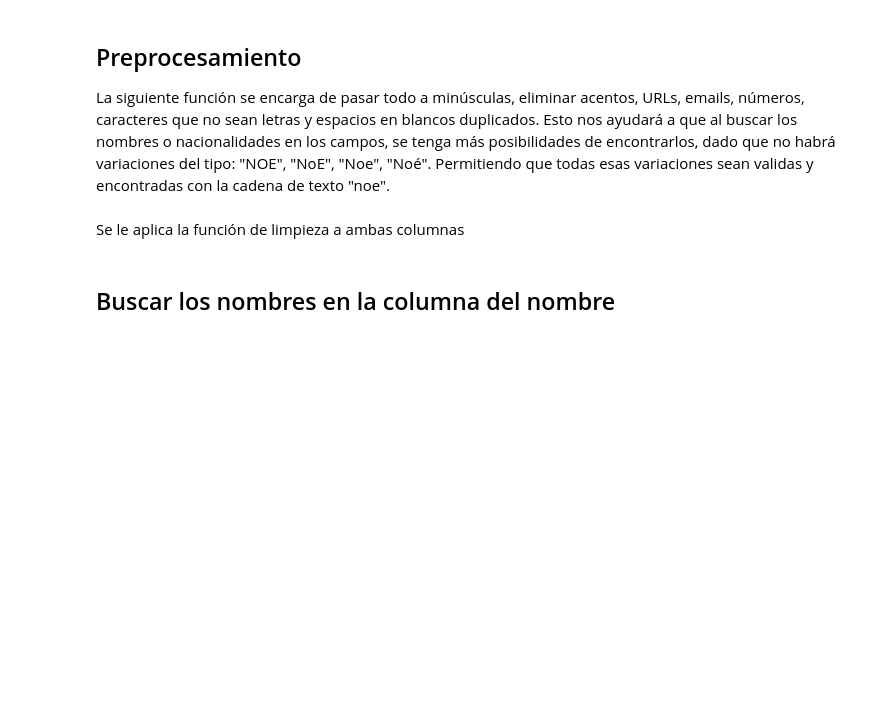
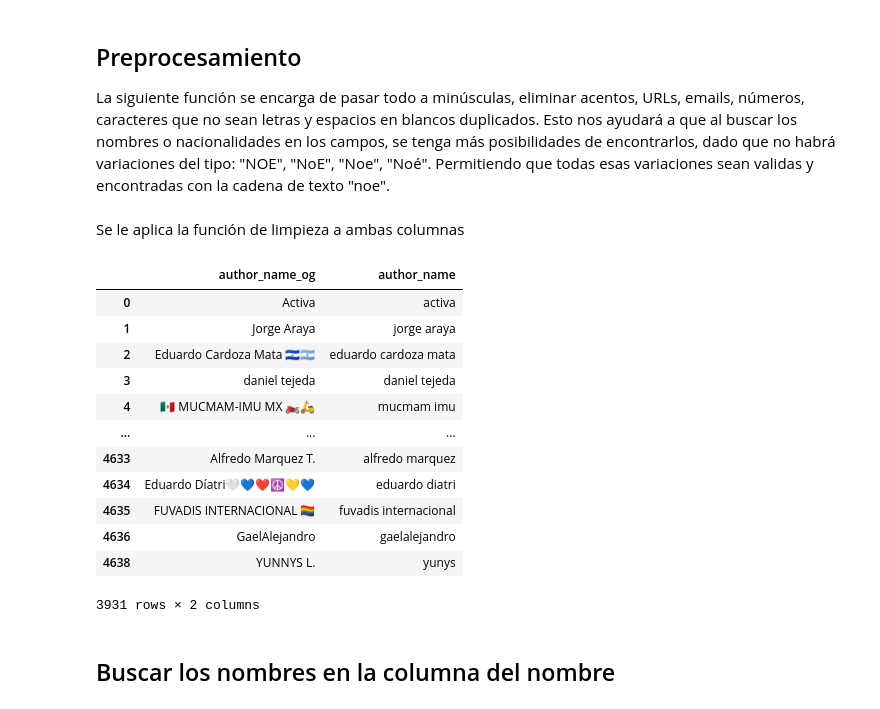
Before and after one commit to Entropia-AI/Workshop_2_Migracion, a Jupyter notebook: twitter/3_Variables_Demograficas.ipynb, the cells around one changed output. Cells and saved outputs as stored; diff of their text form; code cells hidden in the pictures; blank space fills up the shorter version.

```diff
--- a/twitter/3_Variables_Demograficas.ipynb
+++ b/twitter/3_Variables_Demograficas.ipynb
@@ -507,10 +350,25 @@ def preprocess_for_names(df_data, new_col, flg_remove_two_chars=True):
 # %% [markdown]
 Se le aplica la función de limpieza a ambas columnas
 # %%
+df_users['author_name_og'] = df_users['author_name']
 df_users = preprocess_for_names(df_users.copy(), 'author_name')
 df_users = preprocess_for_names(df_users.copy(), 'author_description',
                                 flg_remove_two_chars=False)
-df_users
+df_users[['author_name_og', 'author_name']]
+# %% [output]
+|  | author_name_og | author_name |
+| 0 | Activa | activa |
+| 1 | Jorge Araya | jorge araya |
+| 2 | Eduardo Cardoza Mata 🇸🇻🇦🇷 | eduardo cardoza mata |
+| 3 | daniel tejeda | daniel tejeda |
+| 4 | 🇲🇽 MUCMAM-IMU MX 🏍️🛵 | mucmam imu |
+| ... | ... | ... |
+| 4633 | Alfredo Marquez T. | alfredo marquez |
+| 4634 | Eduardo Díatri🤍💙❤️☮️💛💙 | eduardo diatri |
+| 4635 | FUVADIS INTERNACIONAL 🏳️‍🌈 | fuvadis internacional |
+| 4636 | GaelAlejandro | gaelalejandro |
+| 4638 | YUNNYS L. | yunys |
+3931 rows × 2 columns
 # %% [markdown]
 ## Buscar los nombres en la columna del nombre
 # %%
```
Also changed, not shown: parts of 37 cells of this notebook, 1 other file.
